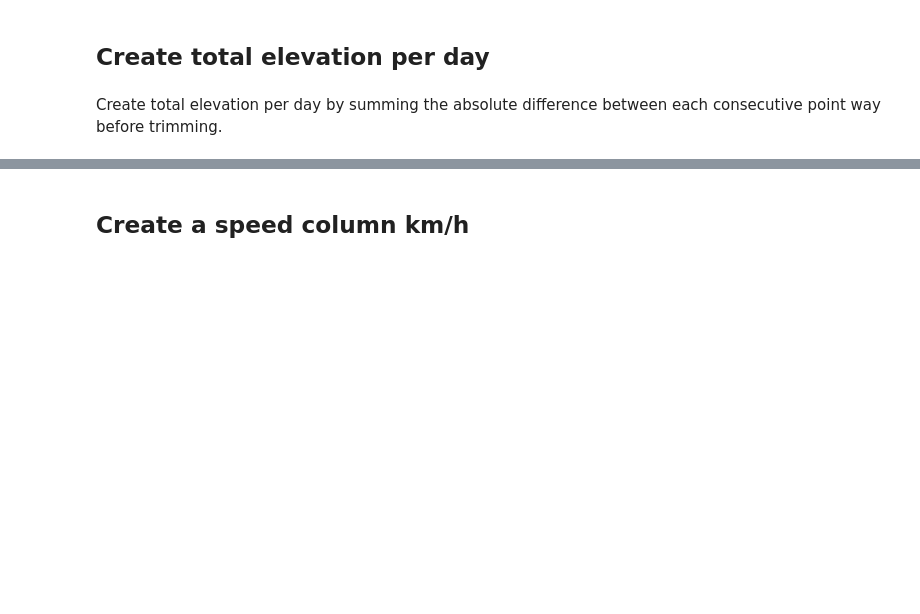
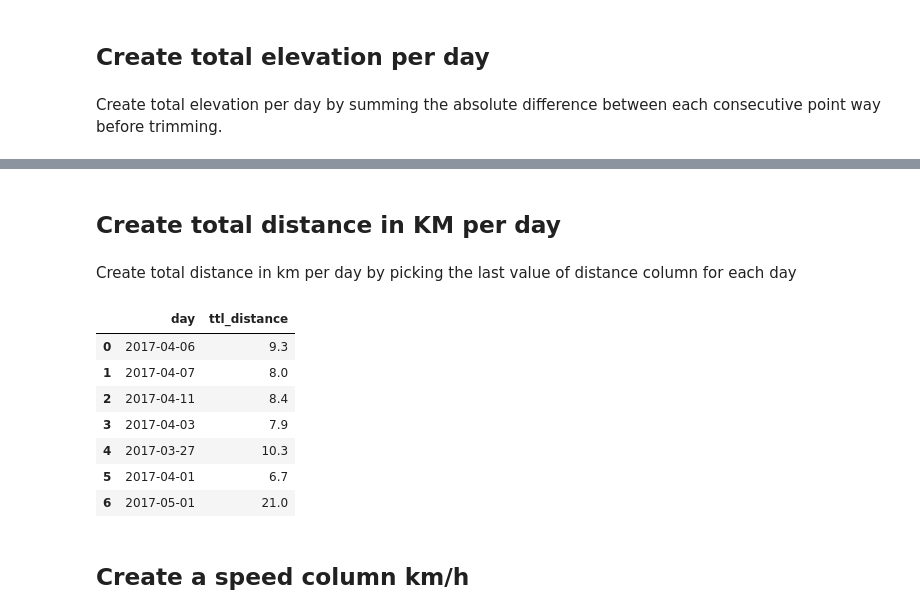
Before and after one commit to oikonang/bike_trip_project, a Jupyter notebook: python/Parsing STRAVA csv - ANGELOS.ipynb, the cells around one changed output, grey strips where cells are left out. Saved outputs shown, nothing was run; the diff lists cells and outputs as text; code cells hidden in the pictures; blank space fills up the shorter version.

```diff
--- a/python/Parsing STRAVA csv - ANGELOS.ipynb
+++ b/python/Parsing STRAVA csv - ANGELOS.ipynb
@@ -191,6 +191,28 @@ alt_ttl_df
 | 4 | 2017-03-27 | 520.1 |
 | 5 | 2017-04-01 | 233.0 |
 | 6 | 2017-05-01 | 805.0 |
+# %% [markdown]
+## Create total distance in KM per day
+# %% [markdown]
+Create total distance in km per day by picking the last value of distance column for each day
+# %%
+temp = {}
+for day in days:
+    temp_dist_df = df[df['day'] == day]['distance']
+    temp[day]=round(temp_dist_df.iloc[-1]/1000,1)
+
+# Create dataframe from temp dictionary
+dist_ttl_df = pd.DataFrame(temp.items(), columns=['day', 'ttl_distance'])
+dist_ttl_df
+# %% [output]
+|  | day | ttl_distance |
+| 0 | 2017-04-06 | 9.3 |
+| 1 | 2017-04-07 | 8.0 |
+| 2 | 2017-04-11 | 8.4 |
+| 3 | 2017-04-03 | 7.9 |
+| 4 | 2017-03-27 | 10.3 |
+| 5 | 2017-04-01 | 6.7 |
+| 6 | 2017-05-01 | 21.0 |
 # %% [markdown]
 ## Create a speed column km/h
 # %%
```
Also changed, not shown: parts of 11 cells of this notebook, 15 other files.
